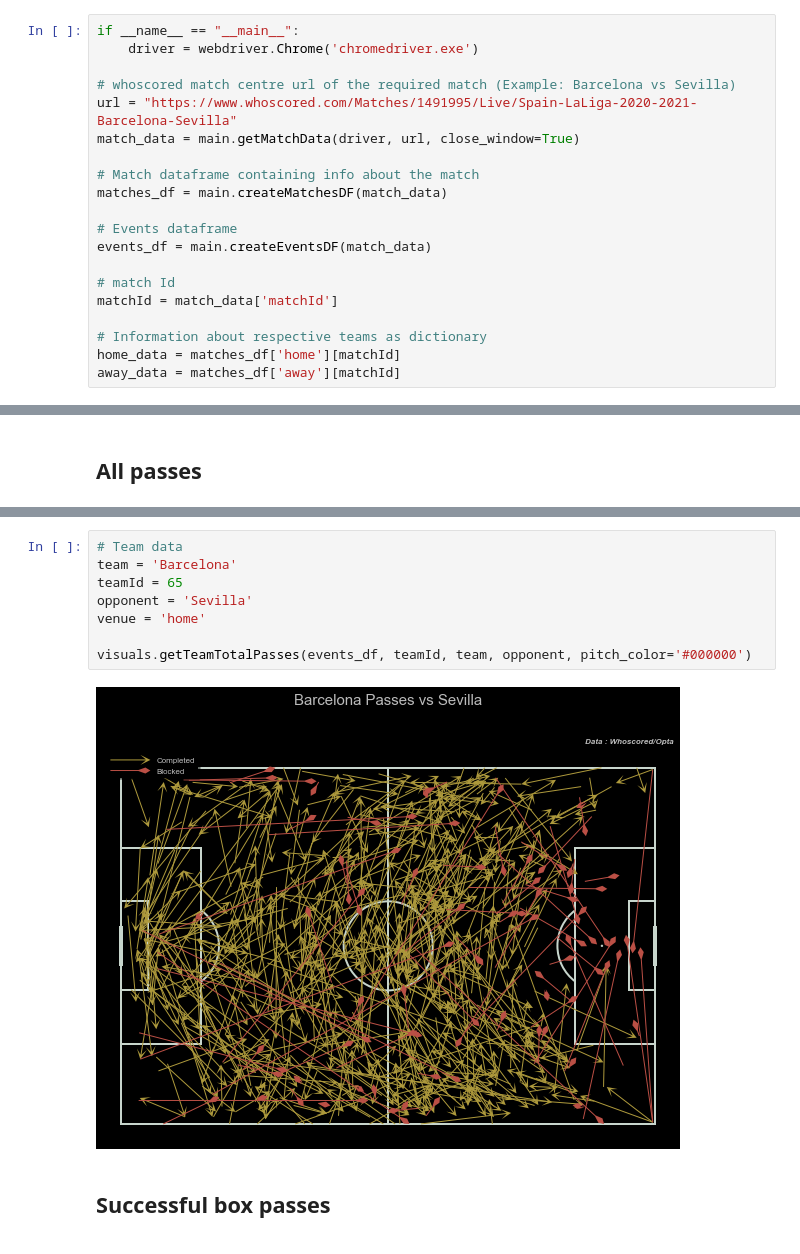
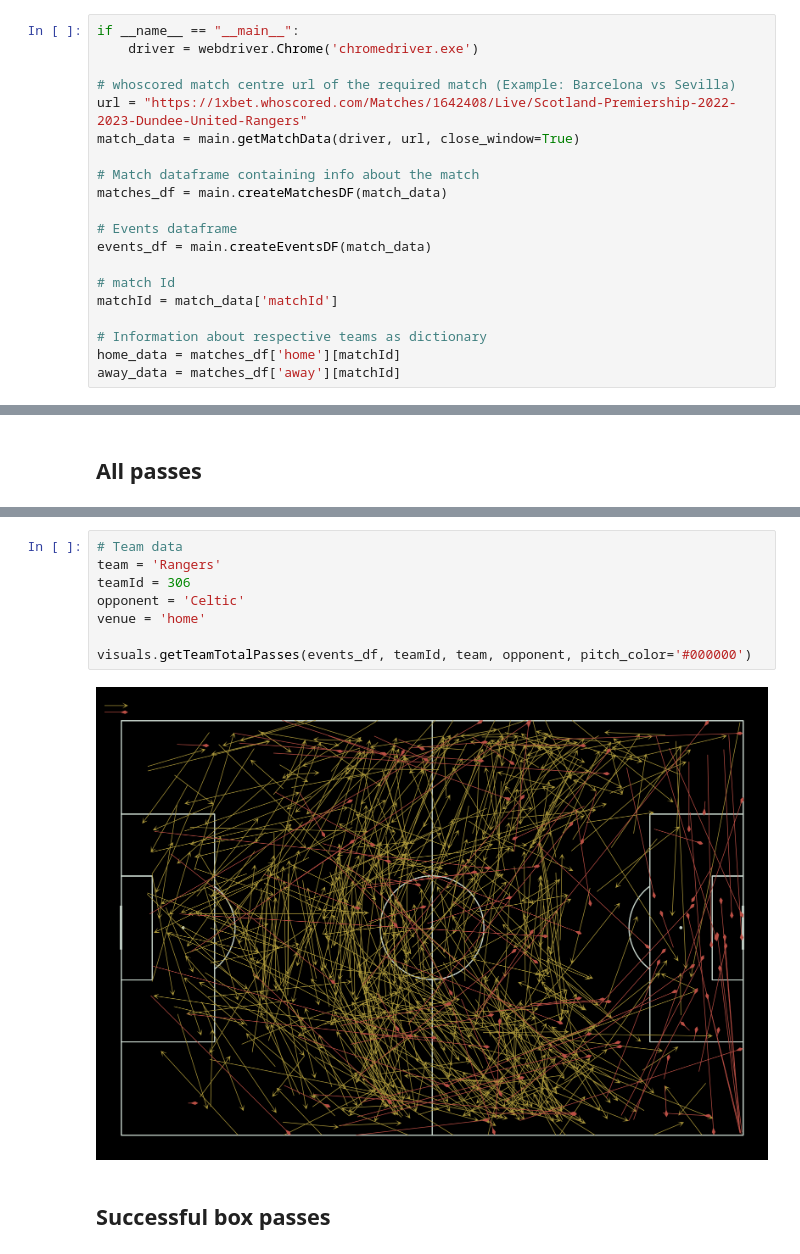
Before and after one commit to Ali-Hasan-Khan/Scrape-Whoscored-Event-Data, a Jupyter notebook: tutorial.ipynb, the cells around one changed output, grey strips where cells are left out. Cells and saved outputs as stored; diff of their text form.

```diff
--- a/tutorial.ipynb
+++ b/tutorial.ipynb
@@ -23,7 +23,7 @@ if __name__ == "__main__":
     driver = webdriver.Chrome('chromedriver.exe')
 
 # whoscored match centre url of the required match (Example: Barcelona vs Sevilla)
-url = "https://www.whoscored.com/Matches/1491995/Live/Spain-LaLiga-2020-2021-Barcelona-Sevilla"
+url = "https://1xbet.whoscored.com/Matches/1642408/Live/Scotland-Premiership-2022-2023-Dundee-United-Rangers"
 match_data = main.getMatchData(driver, url, close_window=True)
 
 # Match dataframe containing info about the match
@@ -198,13 +199,13 @@ first_quarter_passes.head()
 # %%
 # Team data
-team = 'Barcelona'
-teamId = 65
-opponent = 'Sevilla'
+team = 'Rangers'
+teamId = 306
+opponent = 'Celtic'
 venue = 'home'
 
 visuals.getTeamTotalPasses(events_df, teamId, team, opponent, pitch_color='#000000')
 # %% [output]
-[figure, old version]
+[figure, new version]
 # %% [markdown]
 ## Successful box passes
 # %%
```
Also changed, not shown: parts of 16 cells of this notebook, 2 other files.
